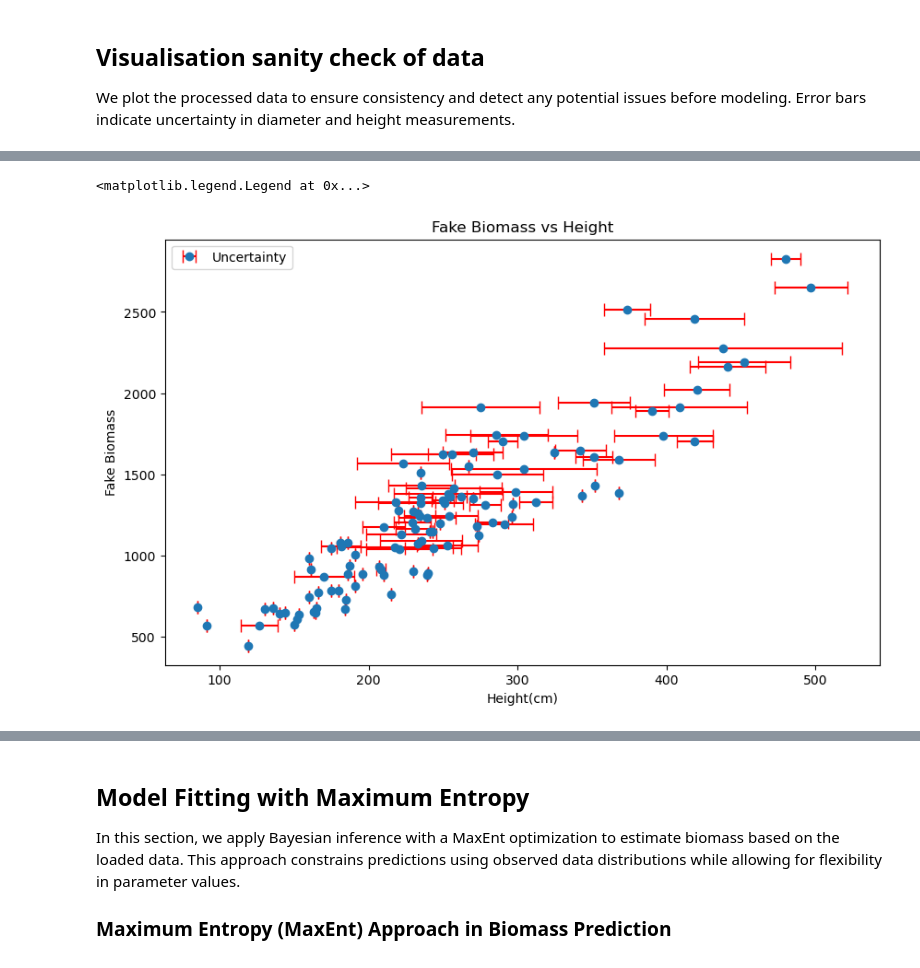
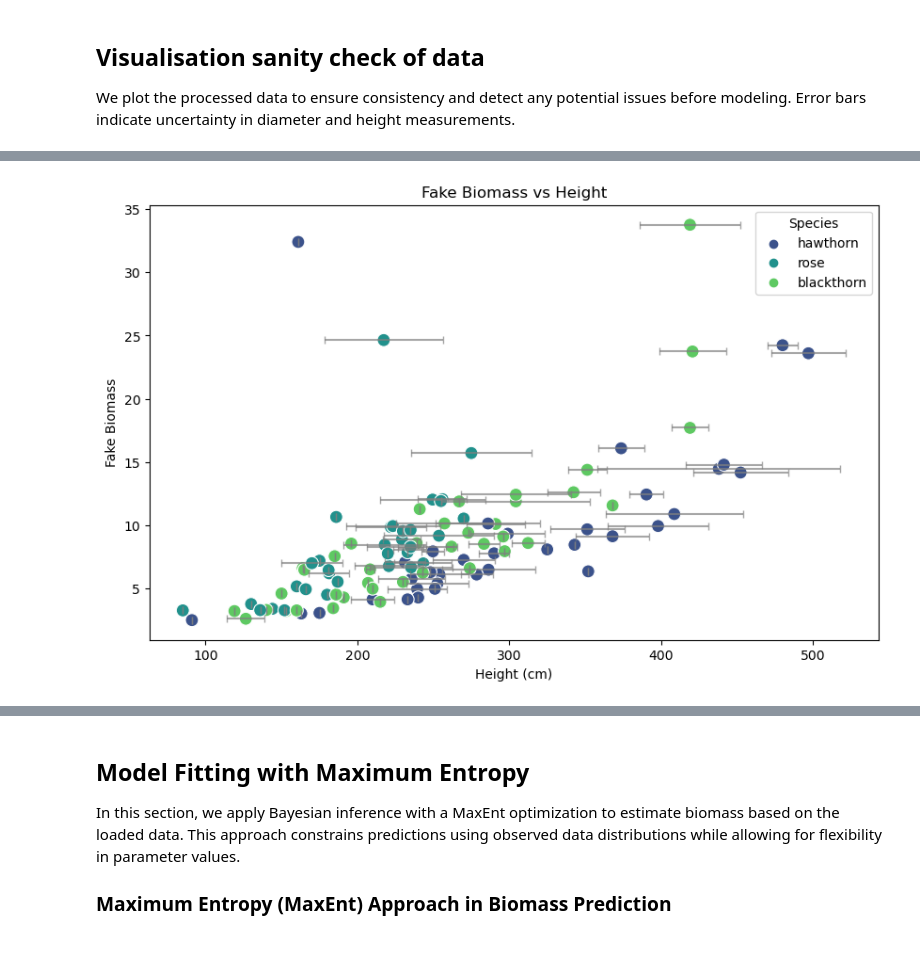
Before and after one commit to douglask3/BRAMBLE, a Jupyter notebook: development_notebook.ipynb, the cells around one changed output, grey strips where cells are left out. Saved outputs shown, nothing was run; the diff lists cells and outputs as text; code cells hidden in the pictures.

```diff
--- a/development_notebook.ipynb
+++ b/development_notebook.ipynb
@@ -68,8 +211,21 @@ Again, plot this dependant data against predicters and ucnertain range
 # %%
+import seaborn as sns
+
+# Set up the figure
 plt.figure(figsize=(10, 6))
-plt.errorbar(df['d_mean'], df['Y_fake'], xerr=df['d_std'], fmt='o', ecolor='r', capsize=5, label='Uncertainty')
+
+# Use Seaborn's scatterplot to plot 'd_mean' vs 'Y_fake', colored by 'species'
+sns.scatterplot(data=df, x='d_mean', y='Y_fake', hue='species', palette='viridis', s=100)
+
+# Add error bars manually by looping through each row, ensuring species-specific color is retained
+for _, row in df.iterrows():
+    plt.errorbar(row['d_mean'], row['Y_fake'],
+                 xerr=row['d_std'], fmt='', ecolor='gray', capsize=3, alpha=0.7)
+
+# Add labels and title
 plt.xlabel('Crown Diameter (cm)')
 plt.ylabel('Fake Biomass')
 plt.title('Fake Biomass vs Diameter')
-plt.legend()
+plt.legend(title='Species')
+plt.show()
 # %% [output]
@@ -78,10 +233,21 @@ plt.legend()
 # %%
+
+# Set up the figure
 plt.figure(figsize=(10, 6))
-plt.errorbar(df['h_mean'], df['Y_fake'], xerr=df['h_std'], fmt='o', ecolor='r', capsize=5, label='Uncertainty')
-plt.xlabel('Height(cm)')
+
+# Use Seaborn's scatterplot to plot 'h_mean' vs 'Y_fake', colored by 'species'
+sns.scatterplot(data=df, x='h_mean', y='Y_fake', hue='species', palette='viridis', s=100)
+
+# Add error bars manually by looping through each row, ensuring species-specific color is retained
+for _, row in df.iterrows():
+    plt.errorbar(row['h_mean'], row['Y_fake'],
+                 xerr=row['h_std'], fmt='', ecolor='gray', capsize=3, alpha=0.7)
+
+# Add labels and title
+plt.xlabel('Height (cm)')
 plt.ylabel('Fake Biomass')
 plt.title('Fake Biomass vs Height')
-plt.legend()
+plt.legend(title='Species')
+plt.show()
 # %% [output]
-<matplotlib.legend.Legend at 0x...>
-[figure, old version]
+[figure, new version]
```
Also changed, not shown: parts of 26 cells of this notebook.
